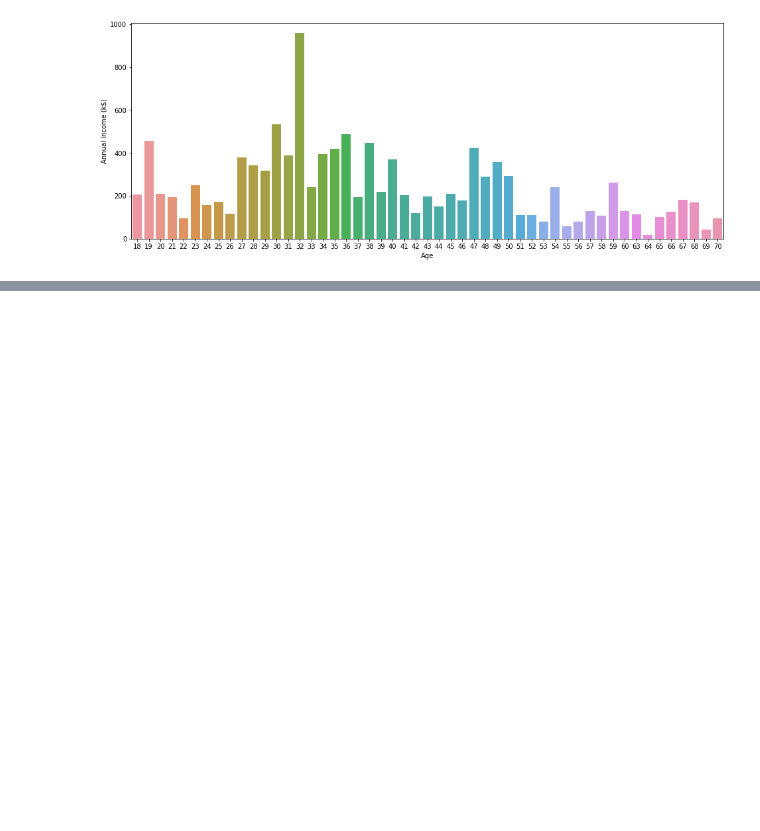
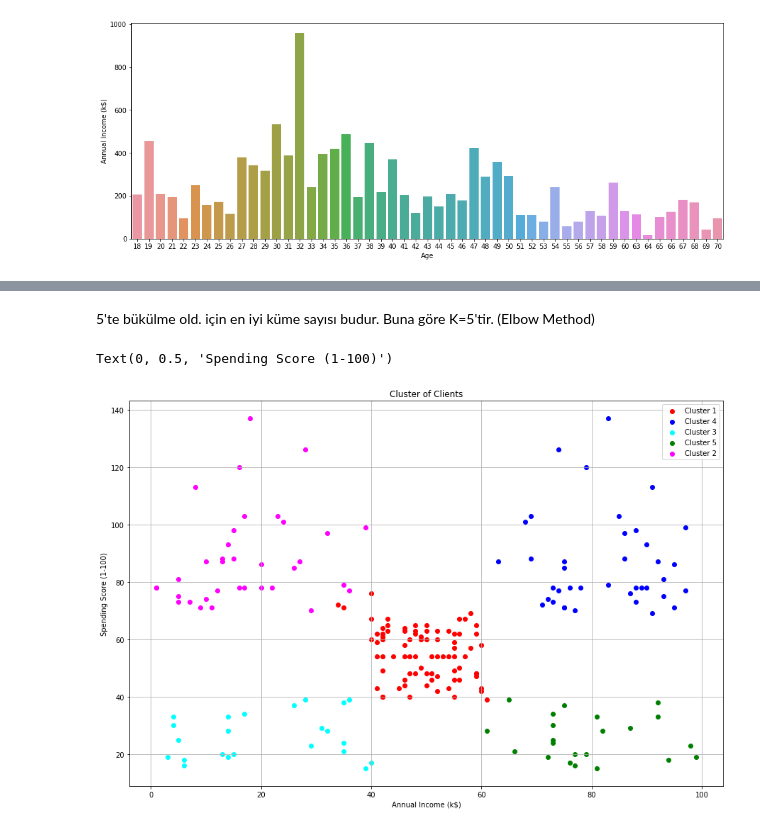
Before and after one commit to Sevdehatip/MallCustomerAnalysis_Segmentation, a Jupyter notebook: MallAnalysisSeg.ipynb, the cells around one changed output, grey strips where cells are left out. Cells and saved outputs as stored; diff of their text form; code cells hidden in the pictures; blank space fills up the shorter version.

```diff
--- a/MallAnalysisSeg.ipynb
+++ b/MallAnalysisSeg.ipynb
@@ -80,0 +114,23 @@ sns.barplot(x="Age",y="Annual Income (k$)",data=data4)
+# %% [markdown]
+5'te bükülme old. için en iyi küme sayısı budur. Buna göre K=5'tir. (Elbow Method)
+# %%
+plt.figure(figsize=(15,10))
+model = KMeans(n_clusters=5, random_state=10)
+y_hat = model.fit_predict(df[columns_cluster[0]])
+
+labels = ["Cluster 1", "Cluster 2", "Cluster 3",
+          "Cluster 4", "Cluster 5"]
+
+plt.scatter(df[y_hat == 0][columns_cluster[0][0]], df[y_hat == 0][columns_cluster[0][1]],c='red',label=labels[0])
+plt.scatter(df[y_hat == 1][columns_cluster[0][0]], df[y_hat == 1][columns_cluster[0][1]],c='blue',label=labels[3])
+plt.scatter(df[y_hat == 2][columns_cluster[0][0]], df[y_hat == 2][columns_cluster[0][1]],c='cyan',label=labels[2])
+plt.scatter(df[y_hat == 3][columns_cluster[0][0]], df[y_hat == 3][columns_cluster[0][1]],c='green',label=labels[4])
+plt.scatter(df[y_hat == 4][columns_cluster[0][0]], df[y_hat == 4][columns_cluster[0][1]],c='magenta',label=labels[1])
+plt.legend()
+plt.grid()
+plt.title('Cluster of Clients')
+plt.xlabel(columns_cluster[0][1])
+plt.ylabel(columns_cluster[0][0])
+# %% [output]
+Text(0, 0.5, 'Spending Score (1-100)')
+[figure, added]
```
Also changed, not shown: parts of 8 cells of this notebook.
